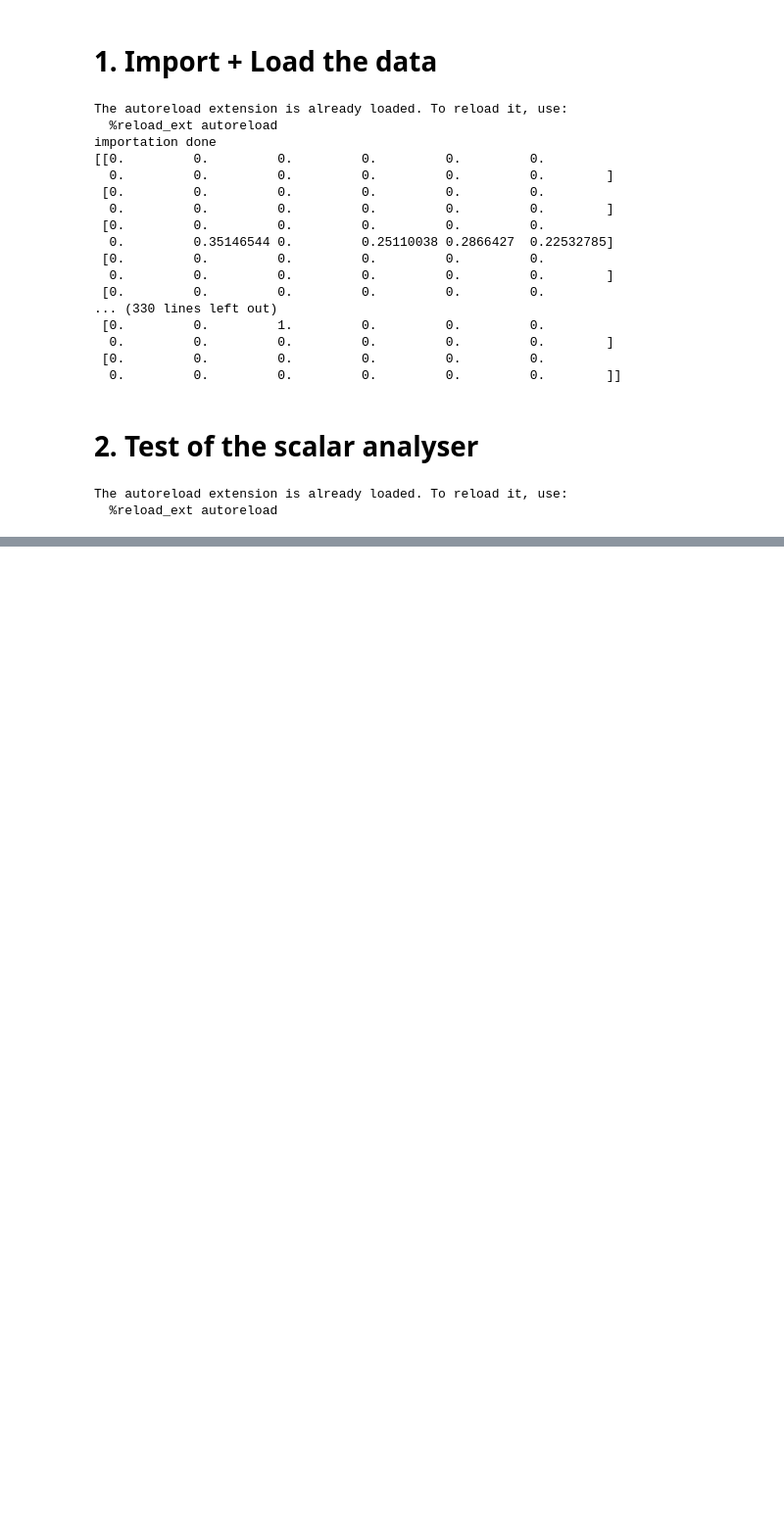
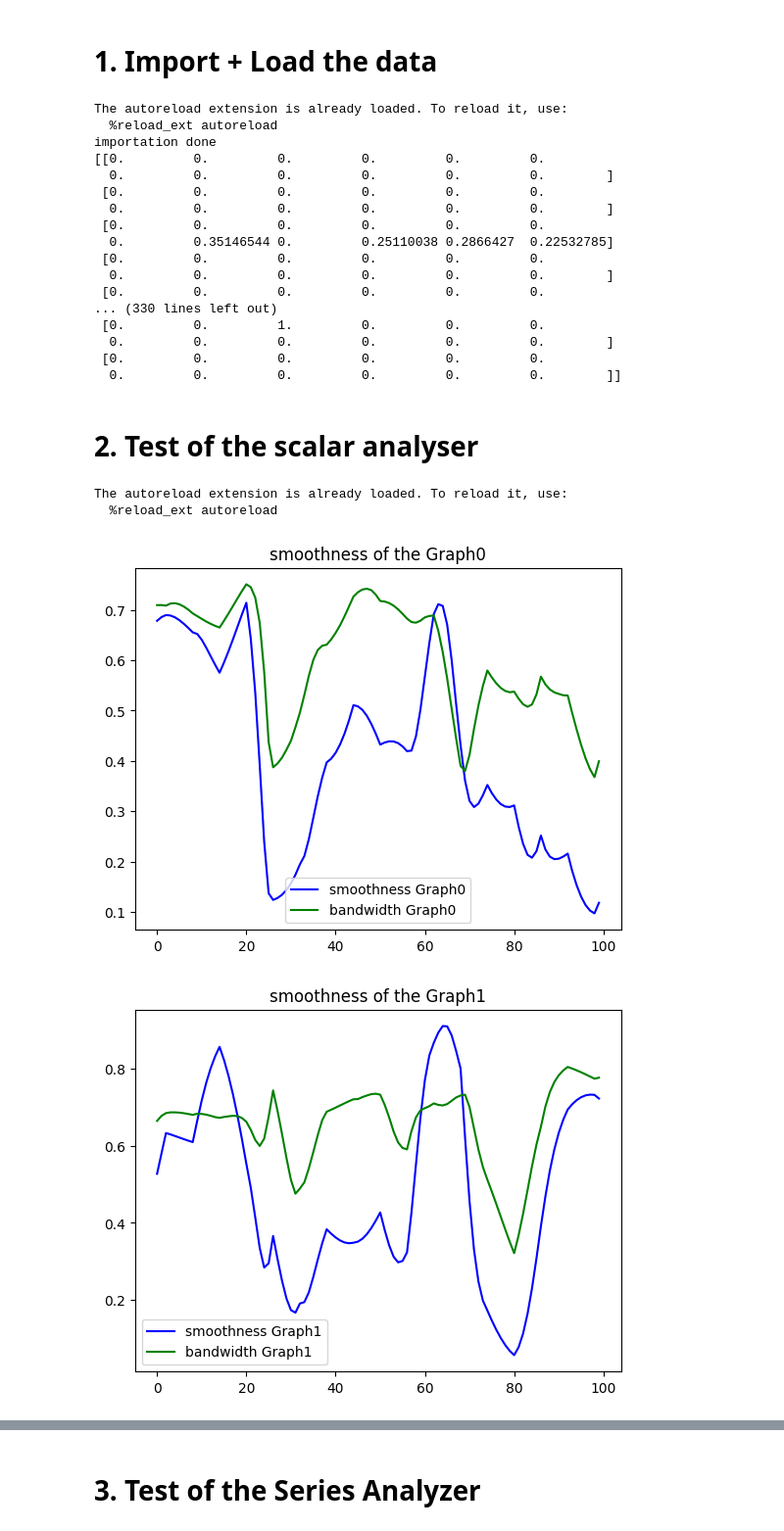
Before and after one commit to izehavi/Load_forecasting_with_graph, a Jupyter notebook: Final_code/main_jupyter.ipynb, the cells around one changed output, grey strips where cells are left out. Shown: that part at 98% size. Cells and saved outputs as stored; diff of their text form; code cells hidden in the pictures; blank space fills up the shorter version.

```diff
--- a/Final_code/main_jupyter.ipynb
+++ b/Final_code/main_jupyter.ipynb
@@ -104,16 +104,32 @@ importation done
 # %%
 %load_ext autoreload
 %autoreload 2
 from graph_scalar_analyzer import GraphScalarAnalyzer
 
 nodes_features = data.nodes_dataframe
 name_column = "temp"
 row = 1000
 # Test the GraphScalarAnalyzer class
 for i in range(len(L_path_to_W)):
     #Calculating the features of the graph over the time
-    for t in range (1000) :
+    Lsmoothness = []
+    Lbandwidth = []
+    for t in range (100) :
         graph_scalar = GraphScalarAnalyzer(dictGraphs["Graphs" + str(i)] , nodes_features, name_column, t , **df_pos)
+        Lsmoothness.append(graph_scalar.smoothness)
+        Lbandwidth.append(graph_scalar.bandwith_general)
+    plt.title("smoothness of the Graph"+str(i))
+    plt.plot(Lsmoothness, 'b' , label = "smoothness Graph"+str(i))
+    plt.plot(Lbandwidth,'g', label = "bandwidth Graph"+str(i))
+    plt.legend()
+    plt.show()
+
+    # plt.title("bandwidth of the Graph"+str(i))
+    # plt.plot(Lbandwidth,'g', label = "bandwidth Graph"+str(i))
+    # plt.legend()
+    # plt.show()
 # %% [output]
 The autoreload extension is already loaded. To reload it, use:
   %reload_ext autoreload
+[figure, added]
+[figure, added]
@@ -119,0 +141,2 @@ The autoreload extension is already loaded. To reload it, use:
+# %% [markdown]
+# 3. Test of the Series Analyzer
```
Also changed, not shown: parts of 2 cells of this notebook, 3 other files.
